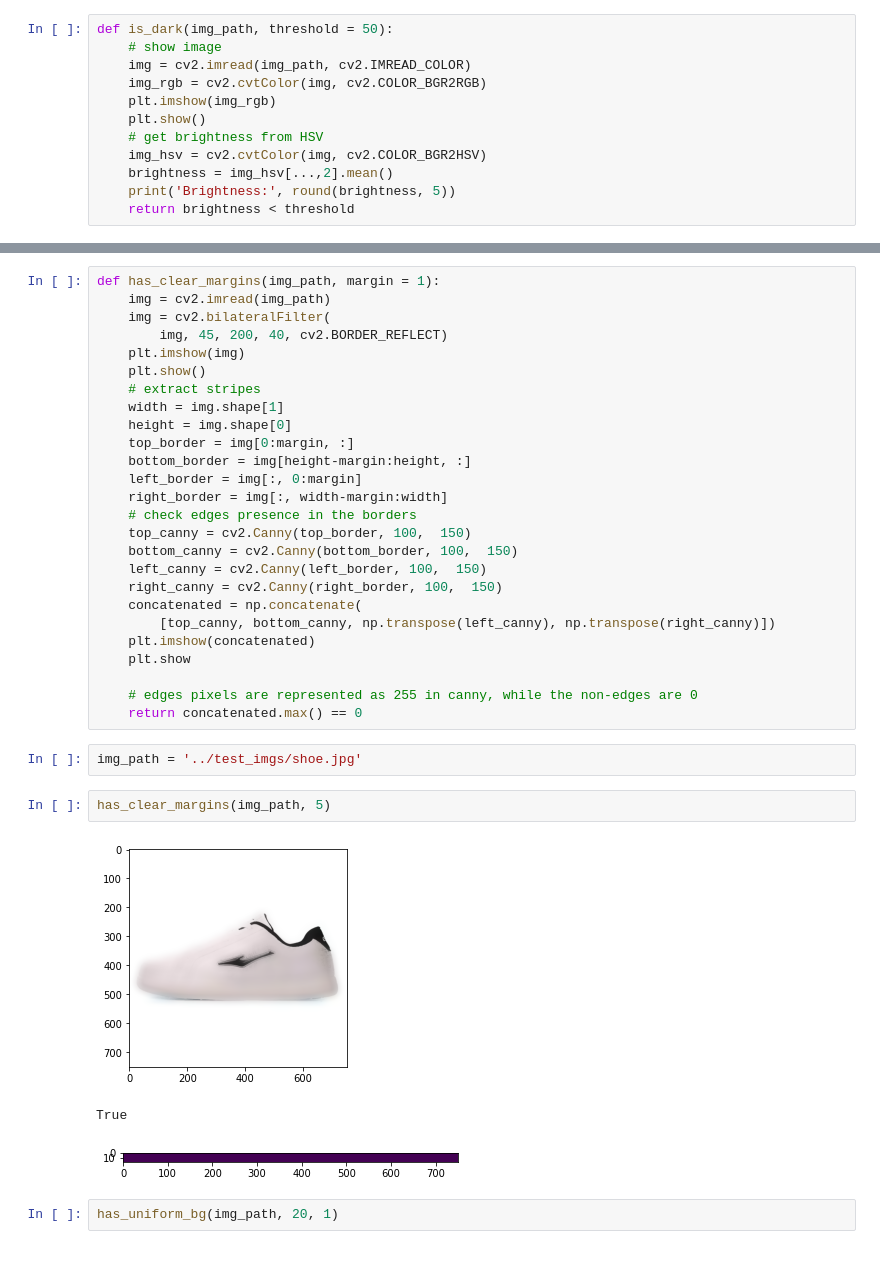
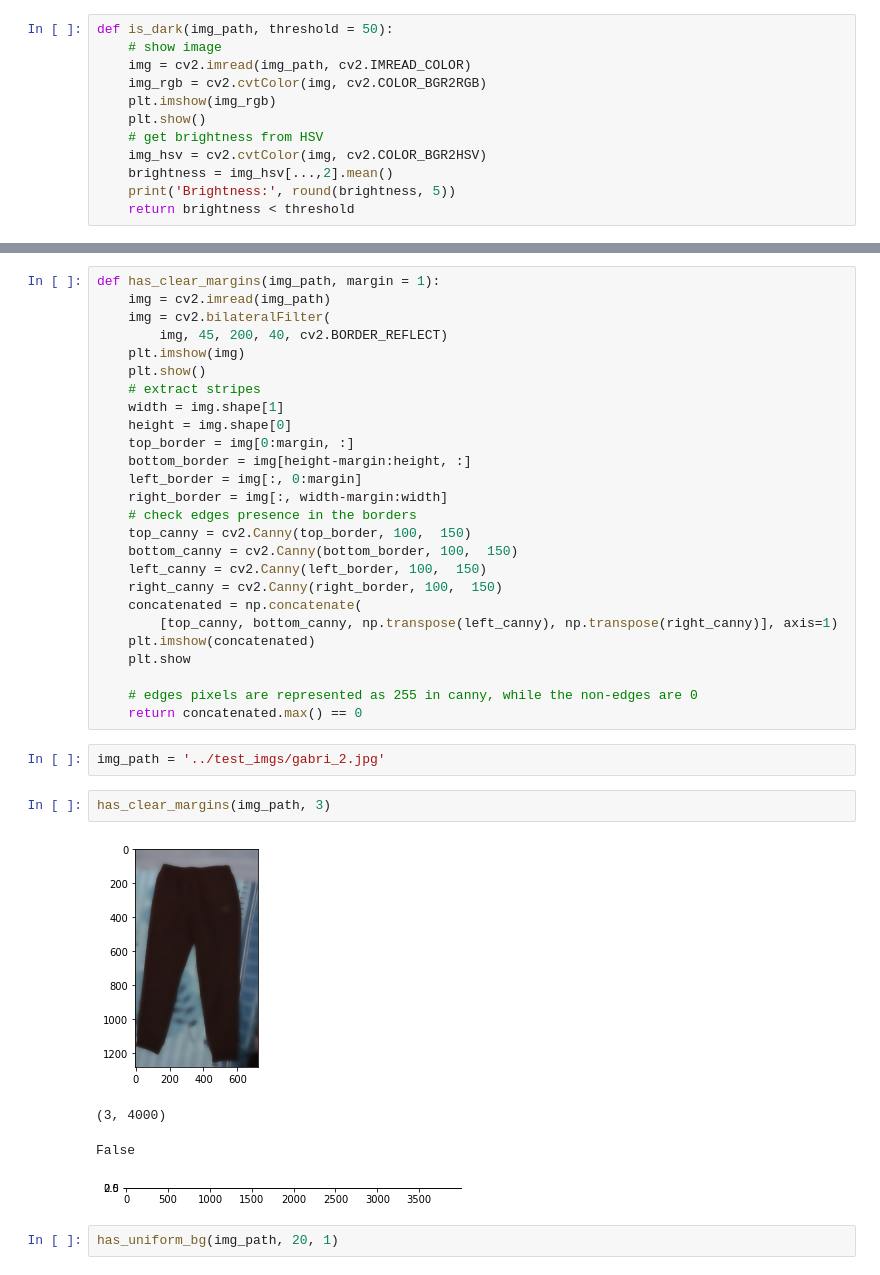
Before and after one commit to rpo19/VisualInformationProject, a Jupyter notebook: notebooks/FilterInput.ipynb, the cells around one changed output, grey strips where cells are left out. Saved outputs shown, nothing was run; the diff lists cells and outputs as text.

```diff
--- a/notebooks/FilterInput.ipynb
+++ b/notebooks/FilterInput.ipynb
@@ -71,20 +70,21 @@ def has_clear_margins(img_path, margin = 1):
     left_canny = cv2.Canny(left_border, 100,  150)
     right_canny = cv2.Canny(right_border, 100,  150)
     concatenated = np.concatenate(
-        [top_canny, bottom_canny, np.transpose(left_canny), np.transpose(right_canny)])
+        [top_canny, bottom_canny, np.transpose(left_canny), np.transpose(right_canny)], axis=1)
     plt.imshow(concatenated)
     plt.show
 
     # edges pixels are represented as 255 in canny, while the non-edges are 0
     return concatenated.max() == 0
 # %%
-img_path = '../test_imgs/shoe.jpg'
+img_path = '../test_imgs/gabri_2.jpg'
 # %%
-has_clear_margins(img_path, 5)
+has_clear_margins(img_path, 3)
 # %% [output]
-[figure, old version]
+[figure, new version]
-True
+(3, 4000)
+False
-[figure, old version]
+[figure, new version]
 # %%
 has_uniform_bg(img_path, 20, 1)
 # %% [output]
```
Also changed, not shown: parts of 1 cell of this notebook, 1 other file.
